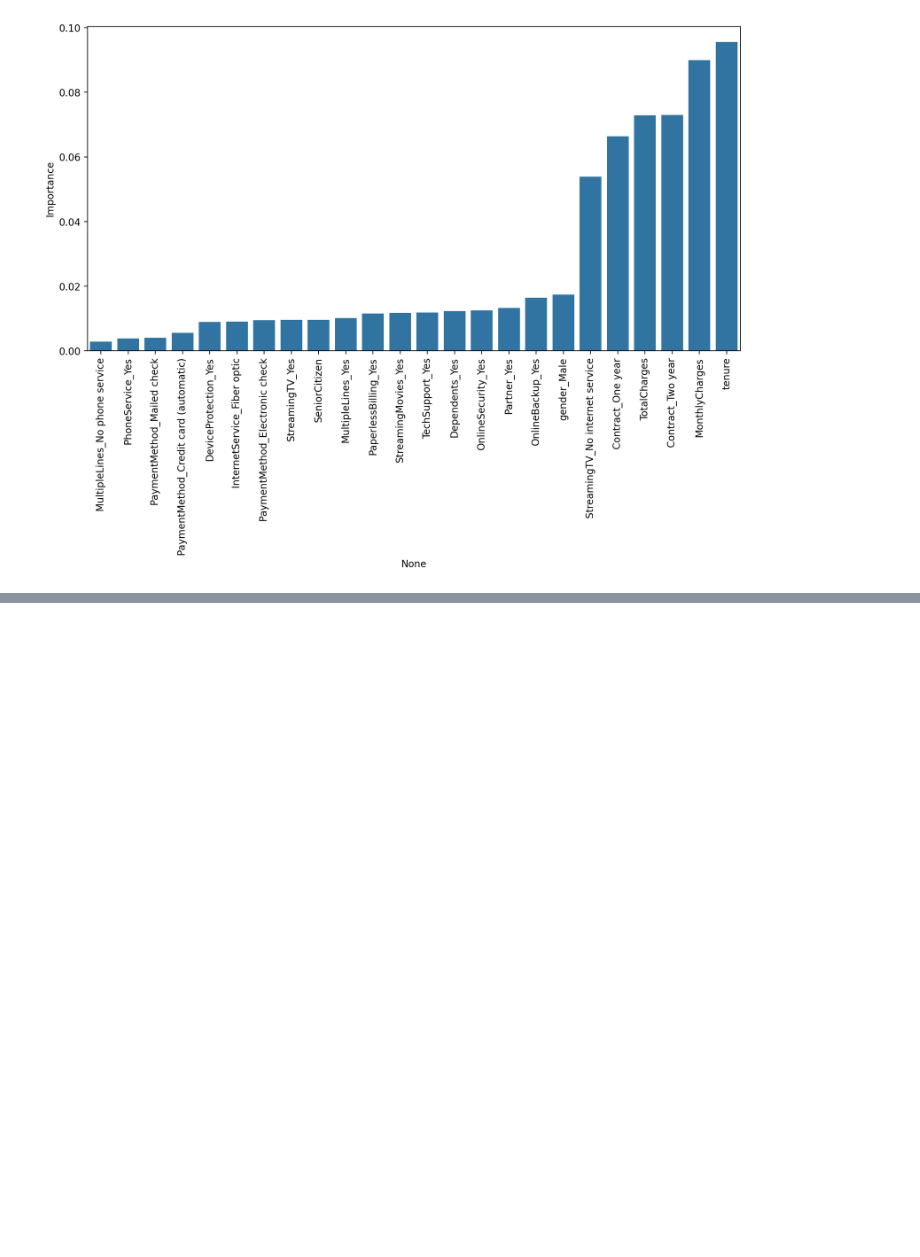
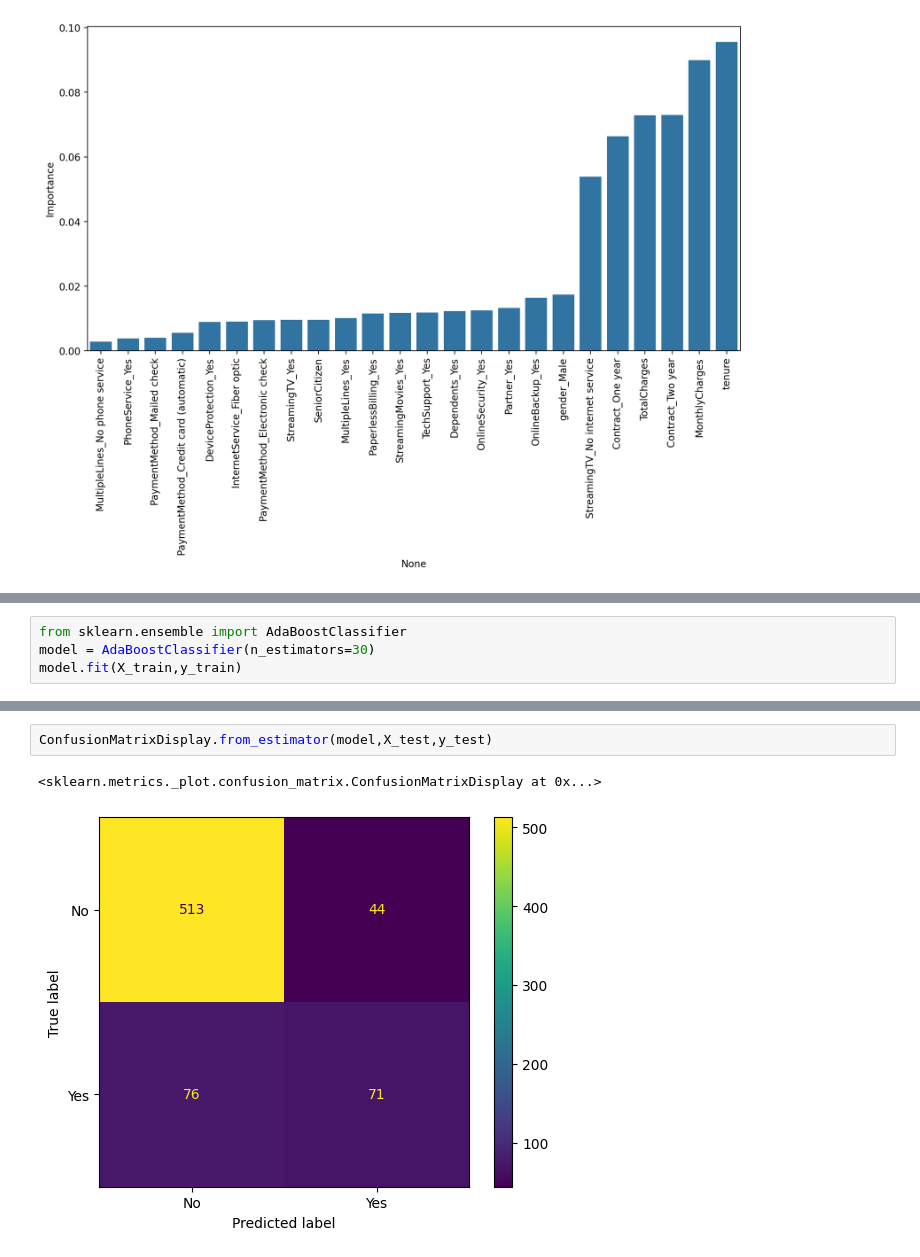
Before and after one commit to SaikatGhosh94/MachineLearningCourse, a Jupyter notebook: Hands_on_practice/capstone_project/00_Sup_Learning_Capstone_Tree_Methods_.ipynb, the cells around one changed output, grey strips where cells are left out. Cells and saved outputs as stored; diff of their text form; blank space fills up the shorter version.

```diff
--- a/Hands_on_practice/capstone_project/00_Sup_Learning_Capstone_Tree_Methods_.ipynb
+++ b/Hands_on_practice/capstone_project/00_Sup_Learning_Capstone_Tree_Methods_.ipynb
@@ -439,0 +471,4 @@ sns.barplot(data=feat_imp,x=feat_imp.index,y='Importance')
+# %%
+from sklearn.ensemble import AdaBoostClassifier
+model = AdaBoostClassifier(n_estimators=30)
+model.fit(X_train,y_train)
@@ -439,0 +489,5 @@ sns.barplot(data=feat_imp,x=feat_imp.index,y='Importance')
+# %%
+ConfusionMatrixDisplay.from_estimator(model,X_test,y_test)
+# %% [output]
+<sklearn.metrics._plot.confusion_matrix.ConfusionMatrixDisplay at 0x...>
+[figure, added]
```
Also changed, not shown: parts of 8 cells of this notebook.
